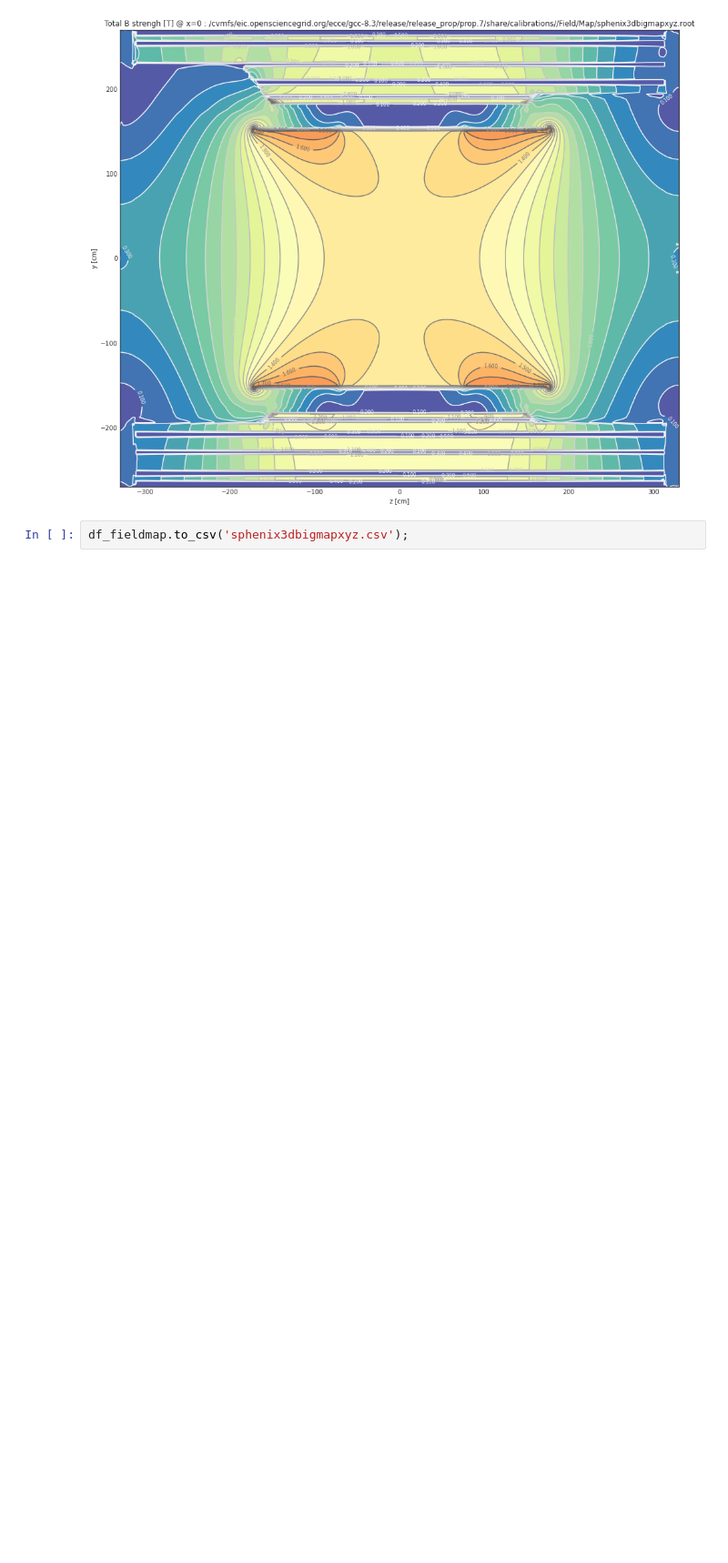
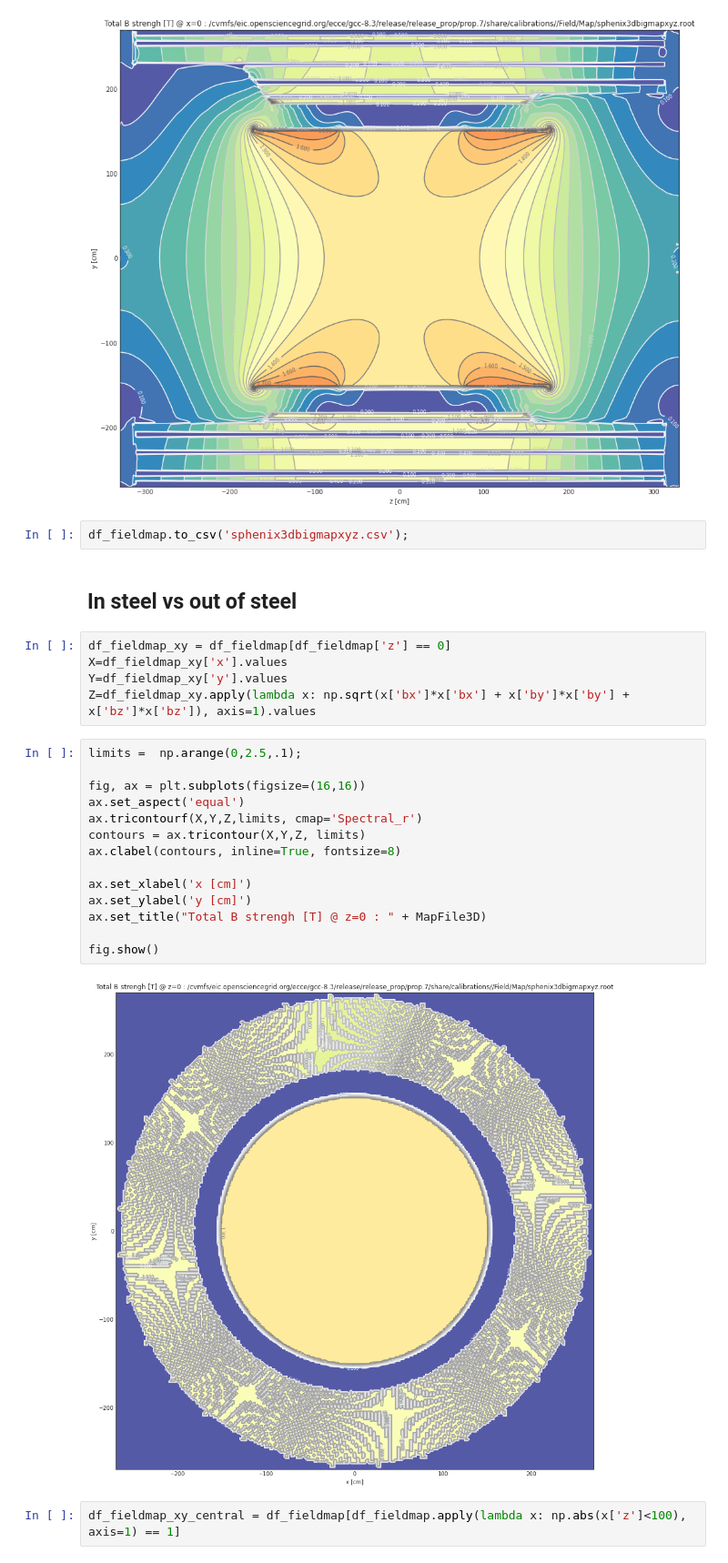
Before and after one commit to blackcathj/analysis-1, a Jupyter notebook: FieldMap/FieldMapConversion.ipynb, the cells around one changed output. Shown at 91% size. Drawn from its saved outputs; the diff is of its cells as text; blank space fills up the shorter version.

```diff
--- a/FieldMap/FieldMapConversion.ipynb
+++ b/FieldMap/FieldMapConversion.ipynb
@@ -178,3 +178,28 @@ fig.show()
 [figure]
 # %%
 df_fieldmap.to_csv('sphenix3dbigmapxyz.csv');
+# %% [markdown]
+## In steel vs out of steel
+# %%
+df_fieldmap_xy = df_fieldmap[df_fieldmap['z'] == 0]
+X=df_fieldmap_xy['x'].values
+Y=df_fieldmap_xy['y'].values
+Z=df_fieldmap_xy.apply(lambda x: np.sqrt(x['bx']*x['bx'] + x['by']*x['by'] + x['bz']*x['bz']), axis=1).values
+# %%
+limits =  np.arange(0,2.5,.1);
+
+fig, ax = plt.subplots(figsize=(16,16))
+ax.set_aspect('equal')
+ax.tricontourf(X,Y,Z,limits, cmap='Spectral_r')
+contours = ax.tricontour(X,Y,Z, limits)
+ax.clabel(contours, inline=True, fontsize=8)
+
+ax.set_xlabel('x [cm]')
+ax.set_ylabel('y [cm]')
+ax.set_title("Total B strengh [T] @ z=0 : " + MapFile3D)
+
+fig.show()
+# %% [output]
+[figure, added]
+# %%
+df_fieldmap_xy_central = df_fieldmap[df_fieldmap.apply(lambda x: np.abs(x['z']<100), axis=1) == 1]
```
Also changed, not shown: parts of 4 cells of this notebook, 1 other file.
